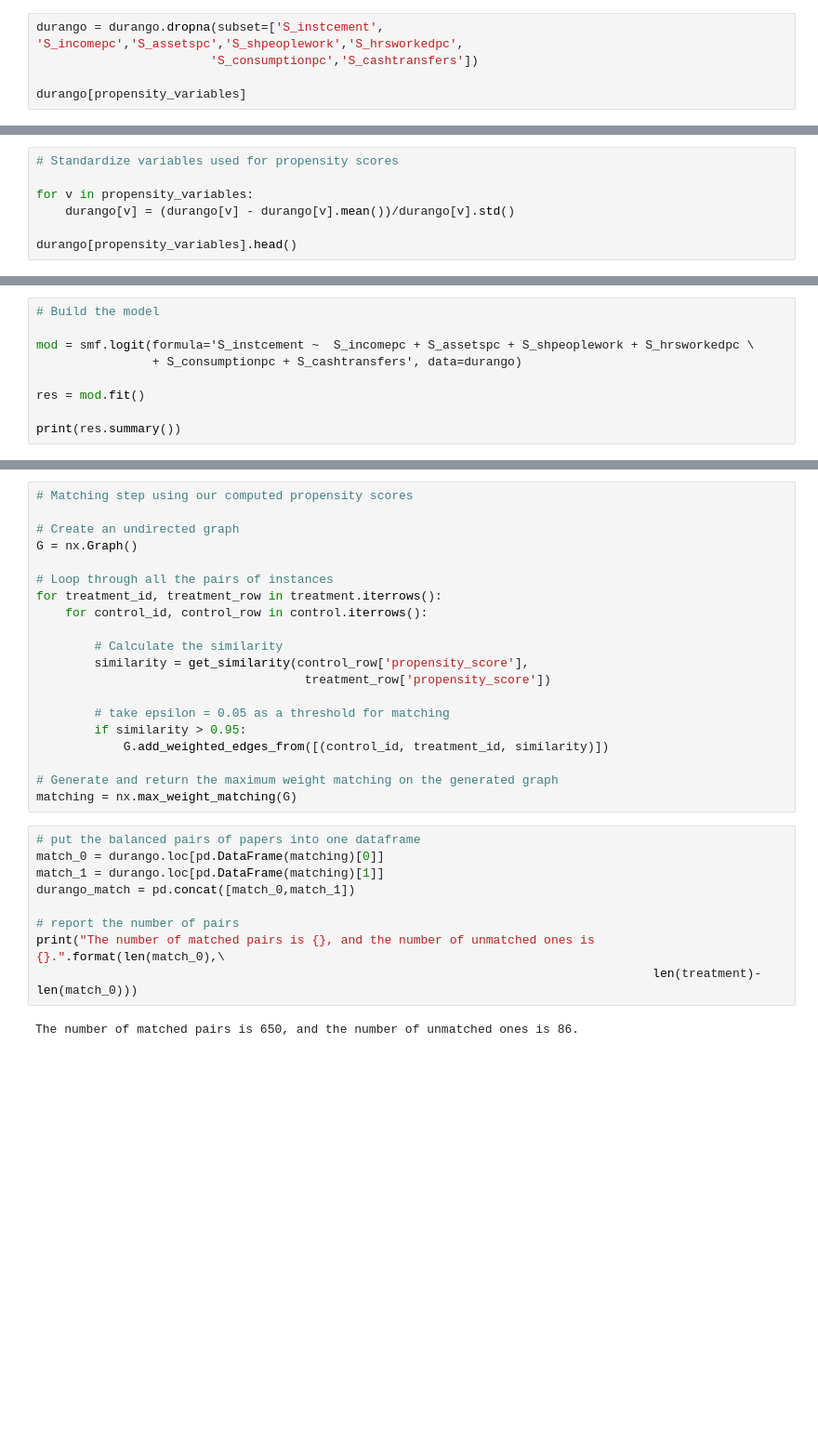
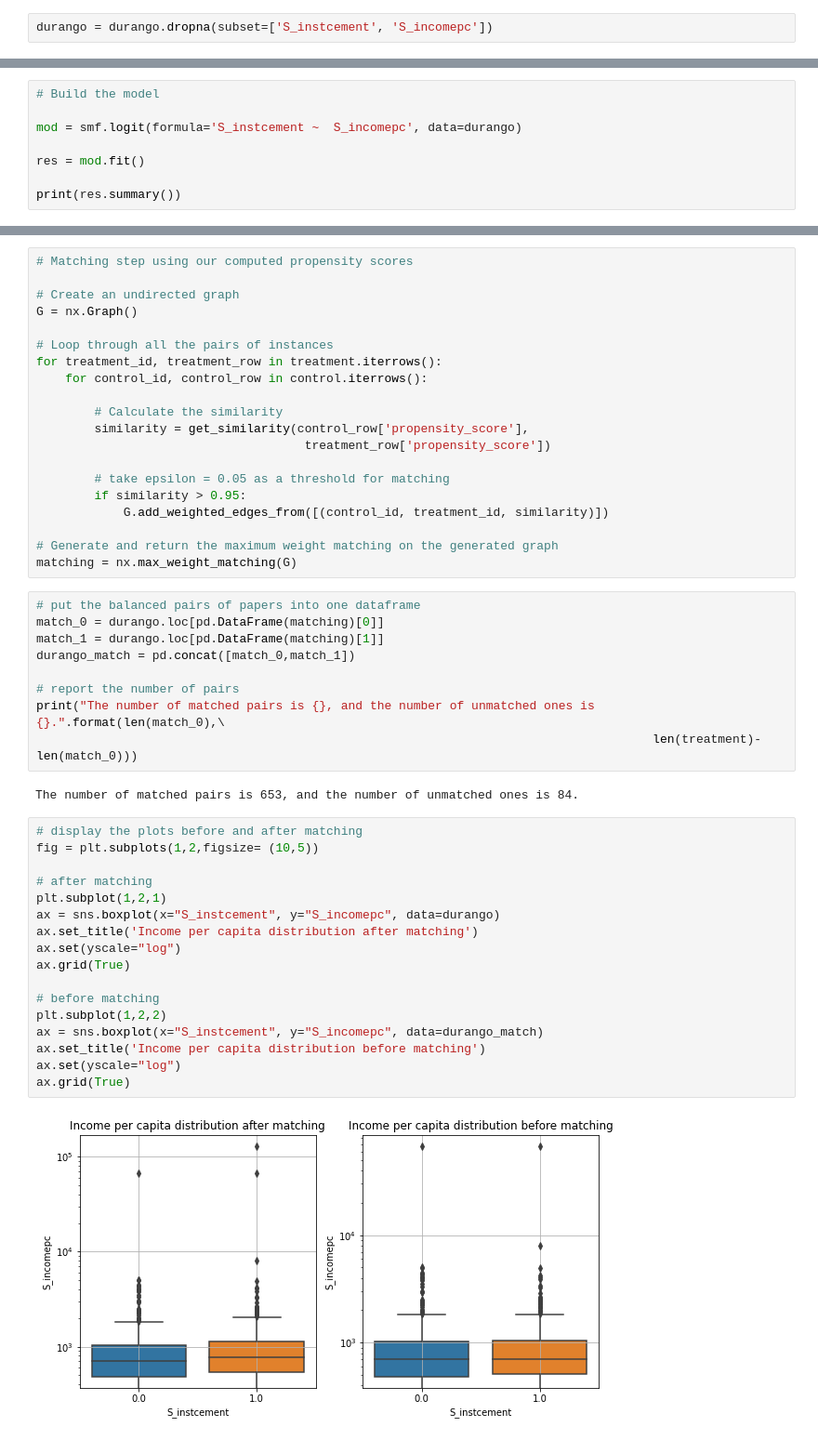
Before and after one commit to epfl-ada/ada-2020-project-milestone-p3-p3_team-fondue, a Jupyter notebook: analysis_notebook.ipynb, the cells around one changed output, grey strips where cells are left out. Shown at 93% size. Cells and saved outputs as stored; diff of their text form; blank space fills up the shorter version.

```diff
--- a/analysis_notebook.ipynb
+++ b/analysis_notebook.ipynb
@@ -49,5 +228,2 @@ propensity_variables = ['S_incomepc','S_assetspc','S_shpeoplework','S_hrsworkedp
 # %%
-durango = durango.dropna(subset=['S_instcement', 'S_incomepc','S_assetspc','S_shpeoplework','S_hrsworkedpc',
-                        'S_consumptionpc','S_cashtransfers'])
-
-durango[propensity_variables]
+durango = durango.dropna(subset=['S_instcement', 'S_incomepc'])
@@ -72,7 +229,0 @@ array([0., 1.])
-# %%
-# Standardize variables used for propensity scores
-
-for v in propensity_variables:
-    durango[v] = (durango[v] - durango[v].mean())/durango[v].std()
-
-durango[propensity_variables].head()
@@ -86,8 +230,7 @@ durango[propensity_variables].head()
 # %%
 # Build the model
 
-mod = smf.logit(formula='S_instcement ~  S_incomepc + S_assetspc + S_shpeoplework + S_hrsworkedpc \
-                + S_consumptionpc + S_cashtransfers', data=durango)
+mod = smf.logit(formula='S_instcement ~  S_incomepc', data=durango)
 
 res = mod.fit()
 
@@ -152,4 +296,23 @@ durango_match = pd.concat([match_0,match_1])
 print("The number of matched pairs is {}, and the number of unmatched ones is {}.".format(len(match_0),\
                                                                                      len(treatment)-len(match_0)))
 # %% [output]
-The number of matched pairs is 650, and the number of unmatched ones is 86.
+The number of matched pairs is 653, and the number of unmatched ones is 84.
+# %%
+# display the plots before and after matching
+fig = plt.subplots(1,2,figsize= (10,5))
+
+# after matching
+plt.subplot(1,2,1)
+ax = sns.boxplot(x="S_instcement", y="S_incomepc", data=durango)
+ax.set_title('Income per capita distribution after matching')
+ax.set(yscale="log")
+ax.grid(True)
+
+# before matching
+plt.subplot(1,2,2)
+ax = sns.boxplot(x="S_instcement", y="S_incomepc", data=durango_match)
+ax.set_title('Income per capita distribution before matching')
+ax.set(yscale="log")
+ax.grid(True)
+# %% [output]
+[figure, added]
```
Also changed, not shown: parts of 45 cells of this notebook, 2 other files.
